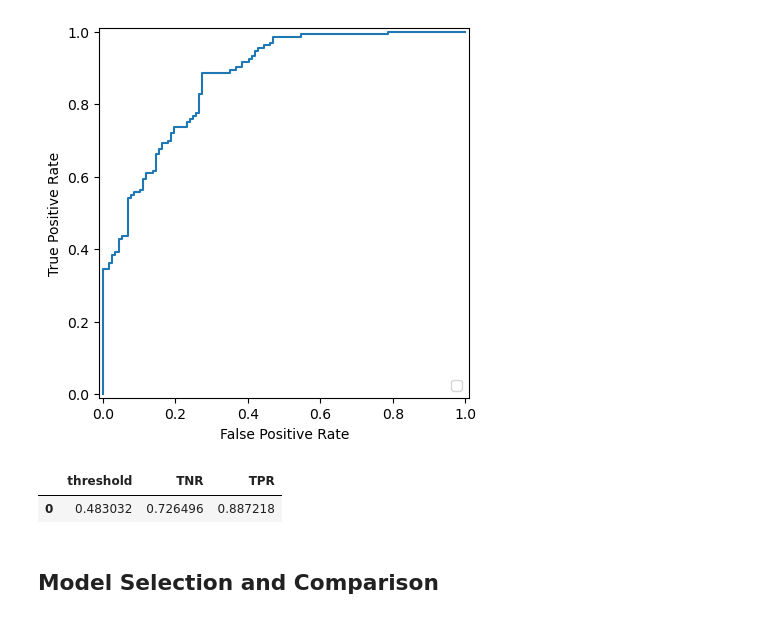
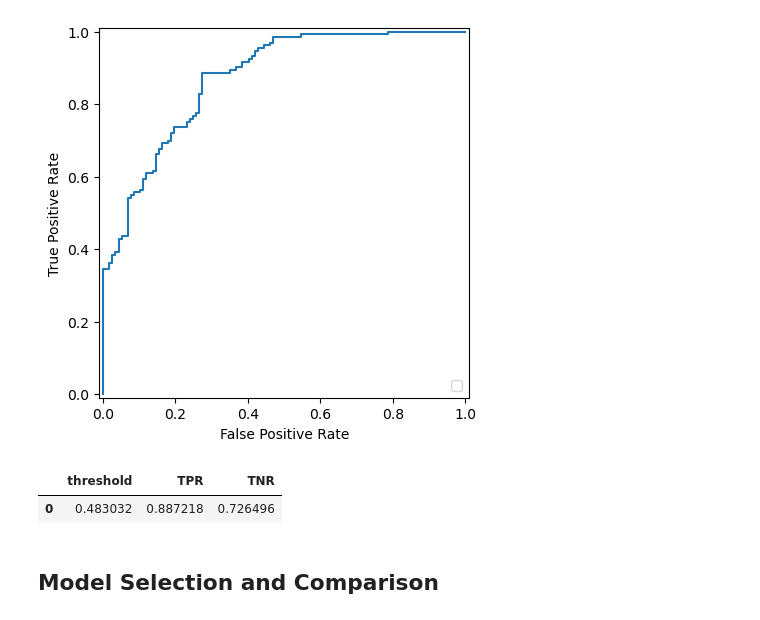
Before and after one commit to m-clark/book-of-models, a Jupyter notebook: chapter-notebooks/python_chapter_notebooks/understanding_models.ipynb, the cells around one changed output. Cells and saved outputs as stored; diff of their text form; code cells hidden in the pictures.

```diff
--- a/chapter-notebooks/python_chapter_notebooks/understanding_models.ipynb
+++ b/chapter-notebooks/python_chapter_notebooks/understanding_models.ipynb
@@ -195,14 +195,14 @@ No artists with labels found to put in legend.  Note that artists whose label st
 # %%
 cut = thresholds[np.argmax(tpr - fpr)]
 
 pd.DataFrame({
     'threshold': [cut],
+    'TPR': [tpr[np.argmax(tpr - fpr)]],
     'TNR': [1 - fpr[np.argmax(tpr - fpr)]],
-    'TPR': [tpr[np.argmax(tpr - fpr)]]
 })
 # %% [output]
-|  | threshold | TNR | TPR |
-| 0 | 0.483032 | 0.726496 | 0.887218 |
+|  | threshold | TPR | TNR |
+| 0 | 0.483032 | 0.887218 | 0.726496 |
 # %% [markdown]
 ## Model Selection and Comparison
 # %%
```
Also changed, not shown: parts of 1 cell of this notebook, 5 other files.
